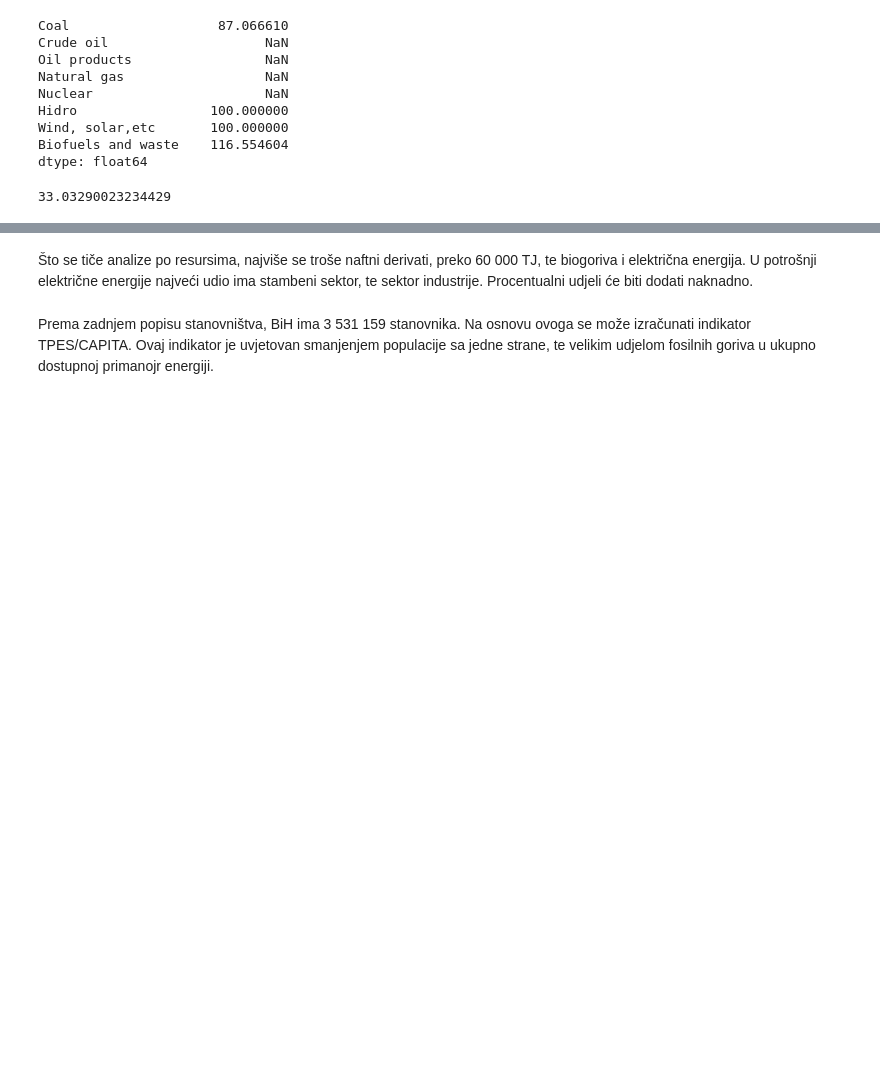
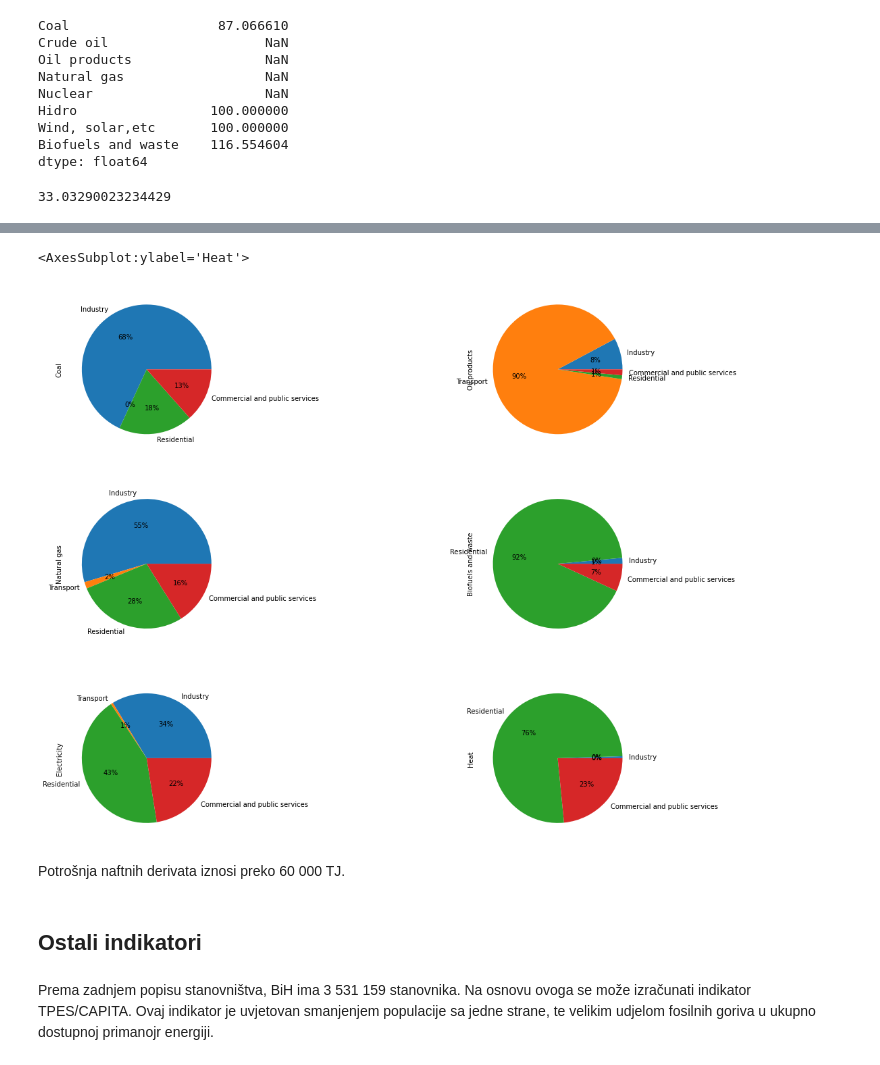
Before and after one commit to ehlimana/Electricity-analysis, a Jupyter notebook: Energy_balance.ipynb, the cells around one changed output, grey strips where cells are left out. Saved outputs shown, nothing was run; the diff lists cells and outputs as text; code cells hidden in the pictures; blank space fills up the shorter version.

```diff
--- a/Energy_balance.ipynb
+++ b/Energy_balance.ipynb
@@ -115,0 +190,4 @@ file_tr[['Industry', 'Transport', 'Residential',
+# %%
+file_tr=file.transpose()
+file_tr[['Industry', 'Transport', 'Residential',
+       'Commercial and public services', 'Agriculture/forestry']][:9].plot(kind="barh",stacked=True,figsize=(12,6))
@@ -116,5 +197,38 @@ file_tr[['Industry', 'Transport', 'Residential',
+# %%
+fig,ax=plt.subplots(ncols=2,nrows=3,figsize=(20,15))
+
+
+coal_sector=(file_tr.loc["Coal",['Industry', 'Transport', 'Residential',
+       'Commercial and public services']]/file_tr.loc["Coal","Total final consumption"])*100
+coal_sector.plot(kind="pie",autopct='%1.0f%%',ax=ax[0,0])
+
+oil_sector=(file_tr.loc["Oil products",['Industry', 'Transport', 'Residential',
+       'Commercial and public services']]/file_tr.loc["Oil products","Total final consumption"])*100
+oil_sector.plot(kind="pie",autopct='%1.0f%%',ax=ax[0,1])
+
+
+gas_sector=(file_tr.loc["Natural gas",['Industry', 'Transport', 'Residential',
+       'Commercial and public services']]/file_tr.loc["Natural gas","Total final consumption"])*100
+gas_sector.plot(kind="pie",autopct='%1.0f%%',ax=ax[1,0])
+
+biofuels_sector=(file_tr.loc['Biofuels and waste',['Industry', 'Transport', 'Residential',
+       'Commercial and public services']]/file_tr.loc['Biofuels and waste',"Total final consumption"])*100
+biofuels_sector.plot(kind="pie",autopct='%1.0f%%',ax=ax[1,1])
+
+electricity_sector=(file_tr.loc["Electricity",['Industry', 'Transport', 'Residential',
+       'Commercial and public services']]/file_tr.loc["Electricity","Total final consumption"])*100
+electricity_sector.plot(kind="pie",autopct='%1.0f%%',ax=ax[2,0])
+
+heat_sector=(file_tr.loc["Heat",['Industry', 'Transport', 'Residential',
+       'Commercial and public services']]/file_tr.loc["Heat","Total final consumption"])*100
+heat_sector.plot(kind="pie",autopct='%1.0f%%',ax=ax[2,1])
+# %% [output]
+<AxesSubplot:ylabel='Heat'>
+[figure, added]
 # %% [markdown]
-Što se tiče analize po resursima, najviše se troše naftni derivati, preko 60 000 TJ, te biogoriva i električna energija. U potrošnji električne energije najveći udio ima stambeni sektor, te sektor industrije. Procentualni udjeli će biti dodati naknadno.
+Potrošnja naftnih derivata iznosi preko 60 000 TJ.
+# %% [markdown]
+## Ostali indikatori
 # %% [markdown]
 Prema zadnjem popisu stanovništva, BiH ima 3 531 159 stanovnika. Na osnovu ovoga se može izračunati indikator TPES/CAPITA. Ovaj indikator je uvjetovan smanjenjem populacije sa jedne strane, te velikim udjelom fosilnih goriva u ukupno dostupnoj primanojr energiji.
 # %%
```
Also changed, not shown: parts of 17 cells of this notebook, 1 other file.
